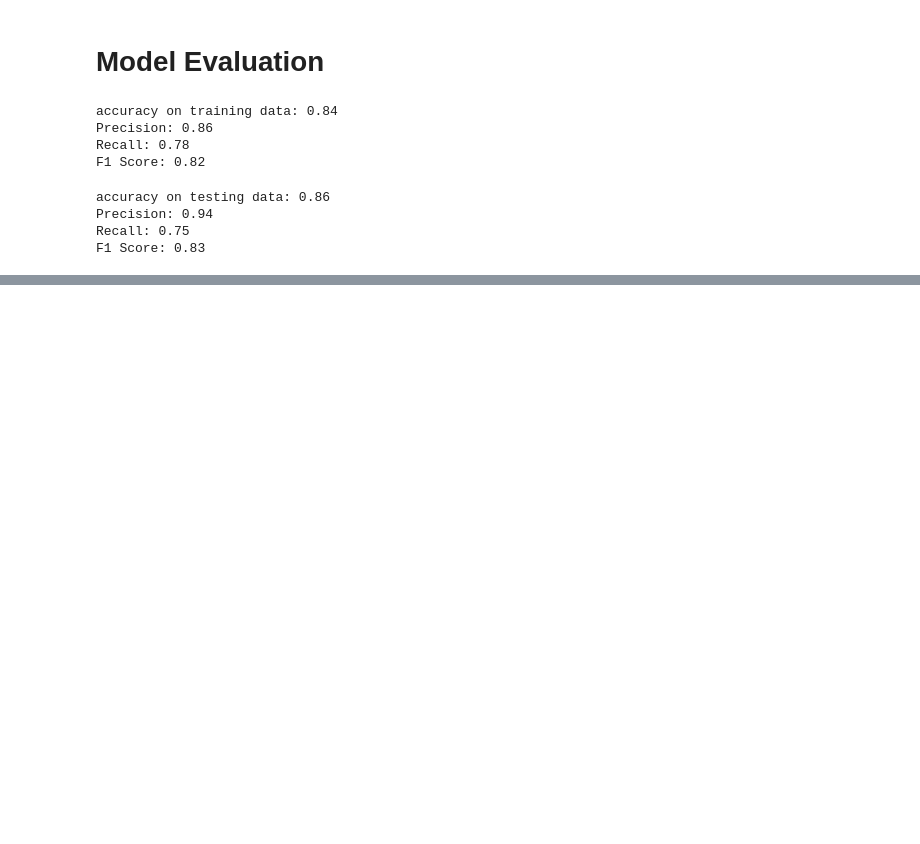
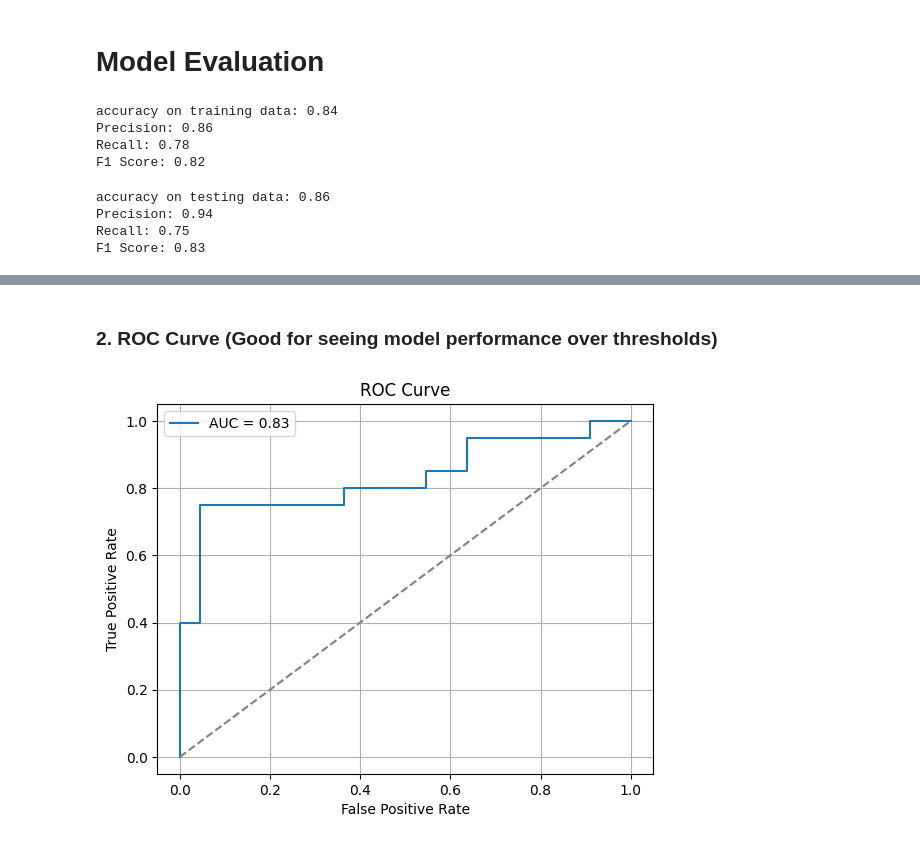
Before and after one commit to bainash10/Logistic-Regression-Sonar-Rock-vs-Mine-Prediction, a Jupyter notebook: main.ipynb, the cells around one changed output, grey strips where cells are left out. Saved outputs shown, nothing was run; the diff lists cells and outputs as text; code cells hidden in the pictures; blank space fills up the shorter version.

```diff
--- a/main.ipynb
+++ b/main.ipynb
@@ -405,0 +445,18 @@ F1 Score: 0.83
+# %% [markdown]
+### 2. ROC Curve (Good for seeing model performance over thresholds)
+# %%
+from sklearn.metrics import roc_curve, auc
+
+fpr, tpr, thresholds = roc_curve(y_test, model.predict_proba(X_test)[:, 1])
+roc_auc = auc(fpr, tpr)
+
+plt.plot(fpr, tpr, label=f"AUC = {roc_auc:.2f}")
+plt.plot([0, 1], [0, 1], linestyle='--', color='gray')
+plt.title("ROC Curve")
+plt.xlabel("False Positive Rate")
+plt.ylabel("True Positive Rate")
+plt.legend()
+plt.grid()
+plt.show()
+# %% [output]
+[figure, added]
```
Also changed, not shown: parts of 10 cells of this notebook.
